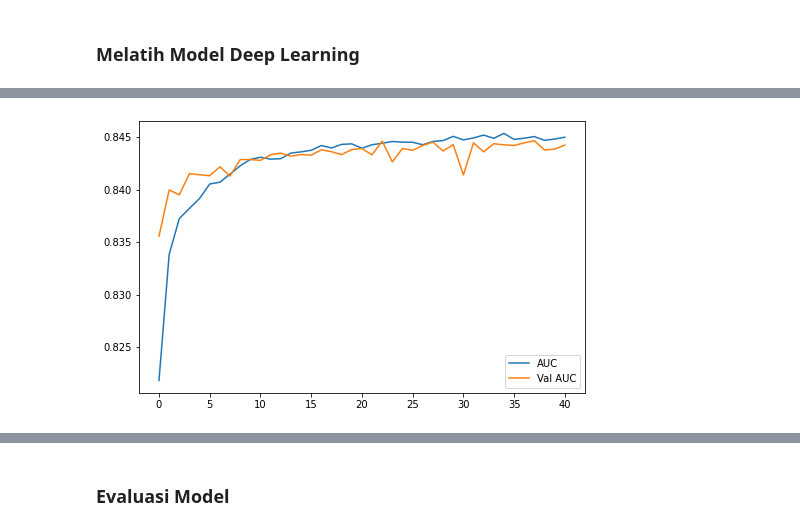
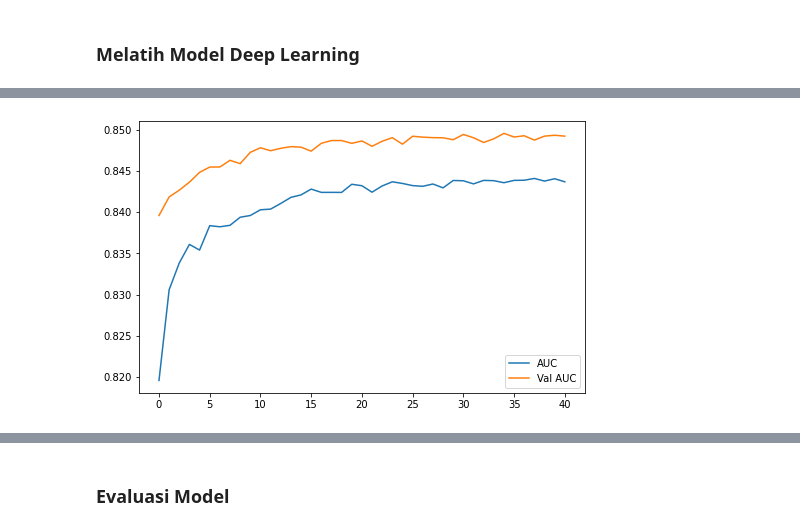
Before and after one commit to ShinyQ/Tugas-Besar-Pembelajaran-Mesin_Classification, a Jupyter notebook: Classification/Tubes_Classification_DeepLearning.ipynb, the cells around one changed output, grey strips where cells are left out. Drawn from its saved outputs; the diff is of its cells as text; code cells hidden in the pictures.

```diff
--- a/Classification/Tubes_Classification_DeepLearning.ipynb
+++ b/Classification/Tubes_Classification_DeepLearning.ipynb
@@ -17,7 +18,7 @@ from sklearn.metrics import confusion_matrix, f1_score
 
 warnings.filterwarnings('ignore')
 # %%
-df_train = pd.read_csv('../Dataset/kendaraan_train_clean.csv')
+df_train = pd.read_csv('https://github.com/ShinyQ/Tugas-Besar-Pembelajaran-Mesin_Classification/blob/main/Dataset/kendaraan_train_clean.csv?raw=true')
 df_train.head()
 # %% [output]
 |  | Jenis_Kelamin | Umur | SIM | Kode_Daerah | Sudah_Asuransi | Umur_Kendaraan | Kendaraan_Rusak | ... |
@@ -84,15 +84,16 @@ trainX, testX = transform_data(df_train)
 ### **Melatih Model Deep Learning**
 # %%
 model = define_model()
+trainX, testX, trainY, testY = transform_data(df_train)
 
 history = model.fit(
-    trainX, testX,
+    trainX, trainY,
     epochs=100,
     class_weight=calculate_class_weight(df_train),
     verbose=1,
     callbacks=EarlyStop,
-    batch_size=128,
-    validation_split=0.2
+    batch_size=256,
+    validation_data=(testX, testY)
 )
 # %% [output]
 Epoch 1/100
@@ -115,8 +116,8 @@ Epoch 41/100
 # %%
 plt.figure(figsize=(8, 5))
-plt.plot('auc', data=history.history, label='AUC')
-plt.plot('val_auc', data=history.history, label='Val AUC')
+plt.plot('roc_auc', data=history.history, label='AUC')
+plt.plot('val_roc_auc', data=history.history, label='Val AUC')
 plt.legend(loc='lower right')
 plt.show()
 # %% [output]
-[figure, old version]
+[figure, new version]
```
Also changed, not shown: parts of 7 cells of this notebook, 3 other files.
